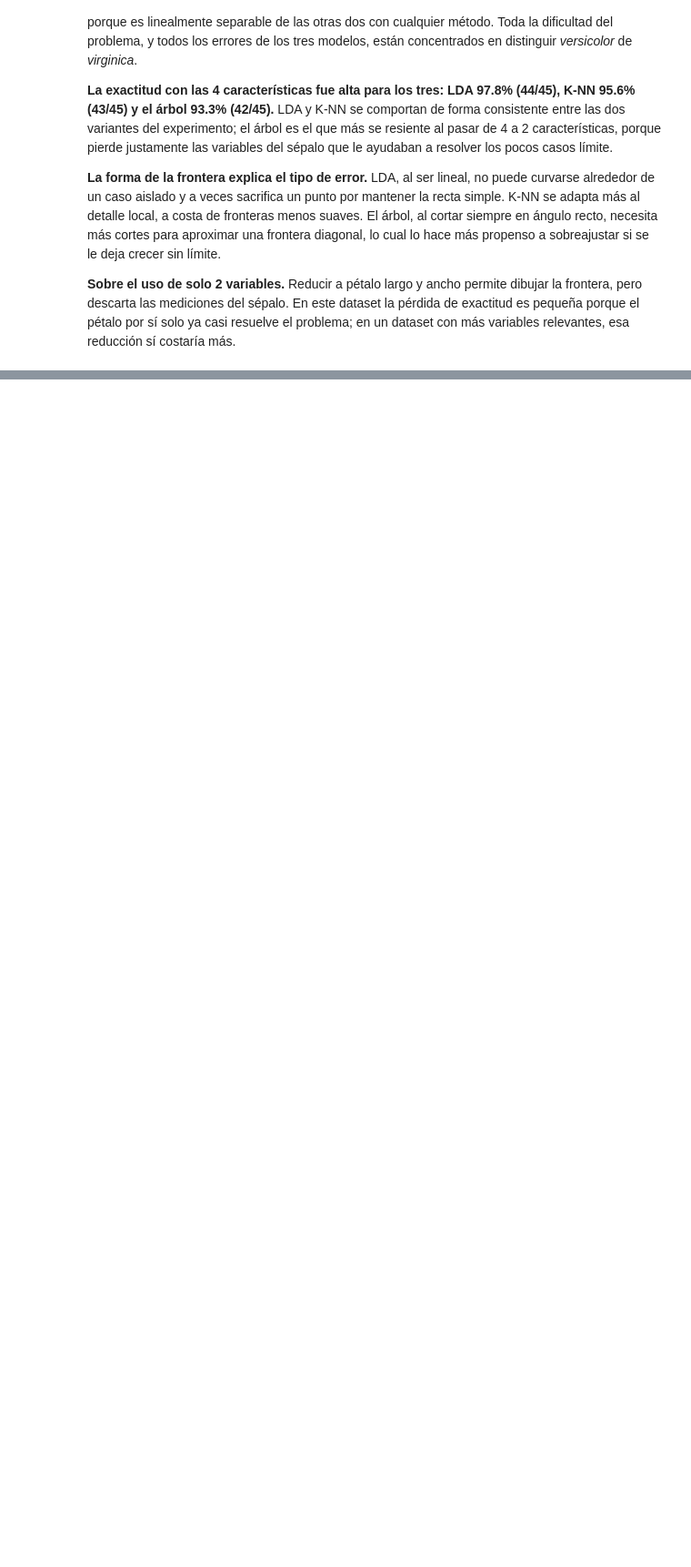
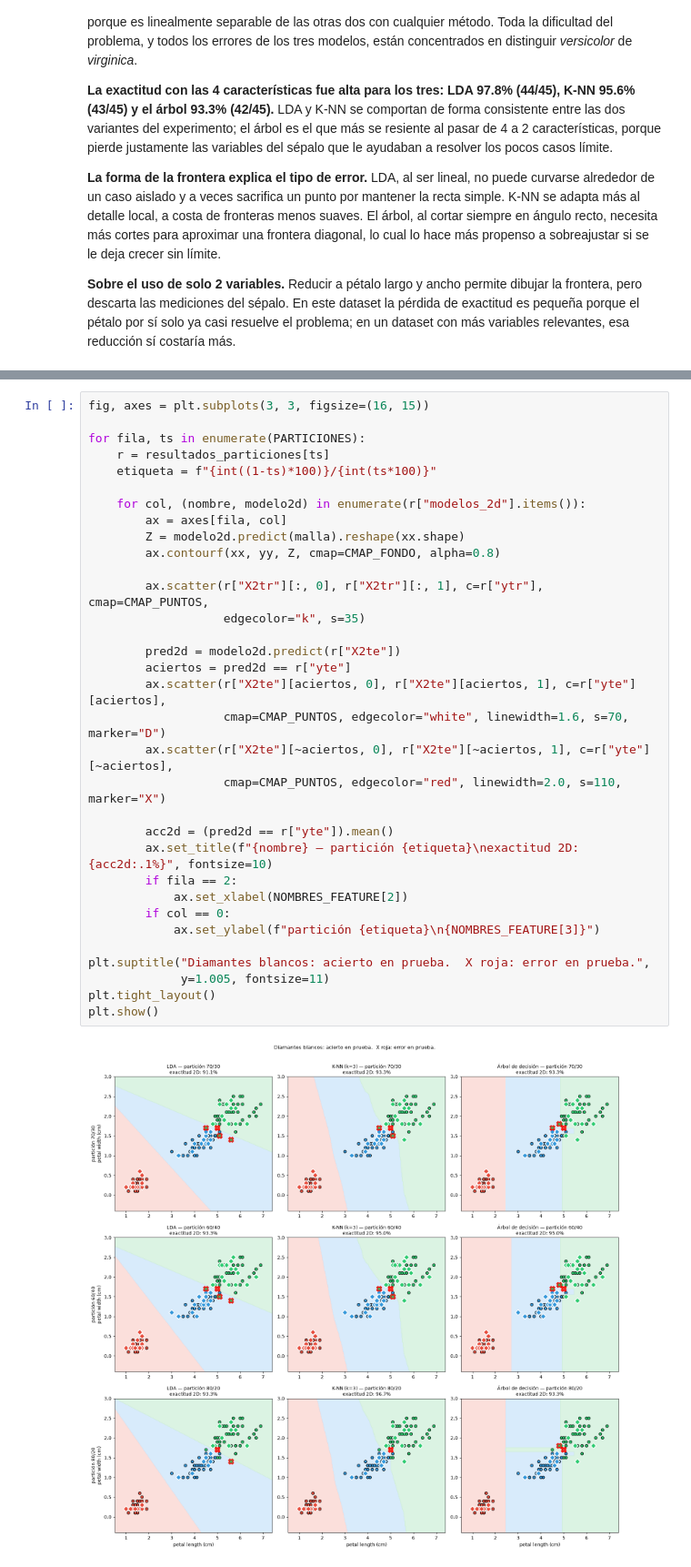
Before and after one commit to jdj40211/Solucionario-JuanDavidSierraOrozco-IntroIA, a Jupyter notebook: clase7-clasificacion/clasificadores_iris.ipynb, the cells around one changed output, grey strips where cells are left out. Shown at 91% size. Saved outputs shown, nothing was run; the diff lists cells and outputs as text; blank space fills up the shorter version.

```diff
--- a/clase7-clasificacion/clasificadores_iris.ipynb
+++ b/clase7-clasificacion/clasificadores_iris.ipynb
@@ -277,0 +417,35 @@ plt.show()
+# %%
+fig, axes = plt.subplots(3, 3, figsize=(16, 15))
+
+for fila, ts in enumerate(PARTICIONES):
+    r = resultados_particiones[ts]
+    etiqueta = f"{int((1-ts)*100)}/{int(ts*100)}"
+
+    for col, (nombre, modelo2d) in enumerate(r["modelos_2d"].items()):
+        ax = axes[fila, col]
+        Z = modelo2d.predict(malla).reshape(xx.shape)
+        ax.contourf(xx, yy, Z, cmap=CMAP_FONDO, alpha=0.8)
+
+        ax.scatter(r["X2tr"][:, 0], r["X2tr"][:, 1], c=r["ytr"], cmap=CMAP_PUNTOS,
+                   edgecolor="k", s=35)
+
+        pred2d = modelo2d.predict(r["X2te"])
+        aciertos = pred2d == r["yte"]
+        ax.scatter(r["X2te"][aciertos, 0], r["X2te"][aciertos, 1], c=r["yte"][aciertos],
+                   cmap=CMAP_PUNTOS, edgecolor="white", linewidth=1.6, s=70, marker="D")
+        ax.scatter(r["X2te"][~aciertos, 0], r["X2te"][~aciertos, 1], c=r["yte"][~aciertos],
+                   cmap=CMAP_PUNTOS, edgecolor="red", linewidth=2.0, s=110, marker="X")
+
+        acc2d = (pred2d == r["yte"]).mean()
+        ax.set_title(f"{nombre} — partición {etiqueta}\nexactitud 2D: {acc2d:.1%}", fontsize=10)
+        if fila == 2:
+            ax.set_xlabel(NOMBRES_FEATURE[2])
+        if col == 0:
+            ax.set_ylabel(f"partición {etiqueta}\n{NOMBRES_FEATURE[3]}")
+
+plt.suptitle("Diamantes blancos: acierto en prueba.  X roja: error en prueba.",
+             y=1.005, fontsize=11)
+plt.tight_layout()
+plt.show()
+# %% [output]
+[figure, added]
```
Also changed, not shown: parts of 14 cells of this notebook, 1 other file.
